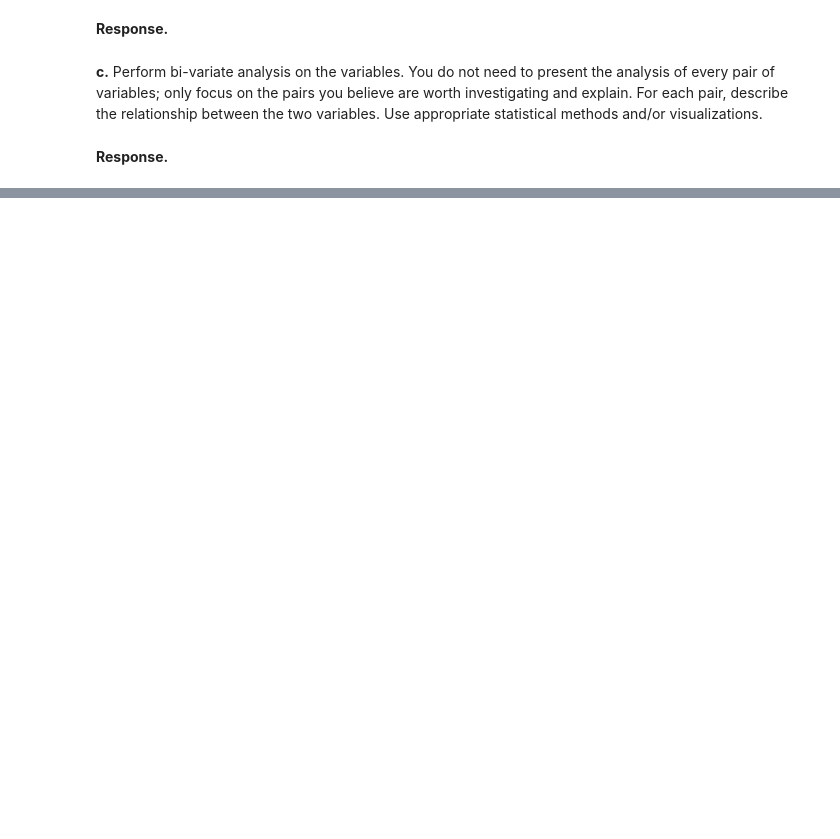
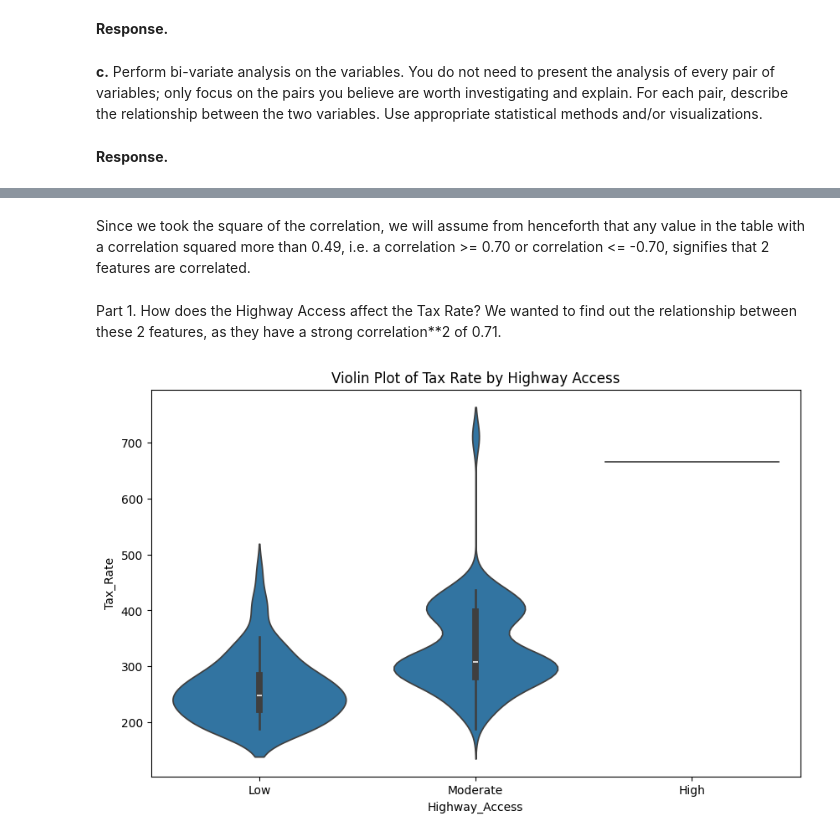
Before and after one commit to nibess1/Koreaboos, a Jupyter notebook: CS105 Project Submission Part I 2024.ipynb, the cells around one changed output, grey strips where cells are left out. Cells and saved outputs as stored; diff of their text form; code cells hidden in the pictures; blank space fills up the shorter version.

```diff
--- a/CS105 Project Submission Part I 2024.ipynb
+++ b/CS105 Project Submission Part I 2024.ipynb
@@ -83,0 +529,11 @@ df = pd.read("")
+# %% [markdown]
+Since we took the square of the correlation, we will assume from henceforth that any value in the table with a correlation squared more than 0.49, i.e. a correlation >= 0.70 or correlation <= -0.70, signifies that 2 features are correlated.
+# %% [markdown]
+Part 1. How does the Highway Access affect the Tax Rate? We wanted to find out the relationship between these 2 features, as they have a strong correlation**2 of 0.71.
+# %%
+plt.figure(figsize=(10, 6))
+sns.violinplot(x='Highway_Access', y='Tax_Rate', data=df)
+plt.title('Violin Plot of Tax Rate by Highway Access')
+plt.show()
+# %% [output]
+[figure, added]
```
Also changed, not shown: parts of 70 cells of this notebook.
